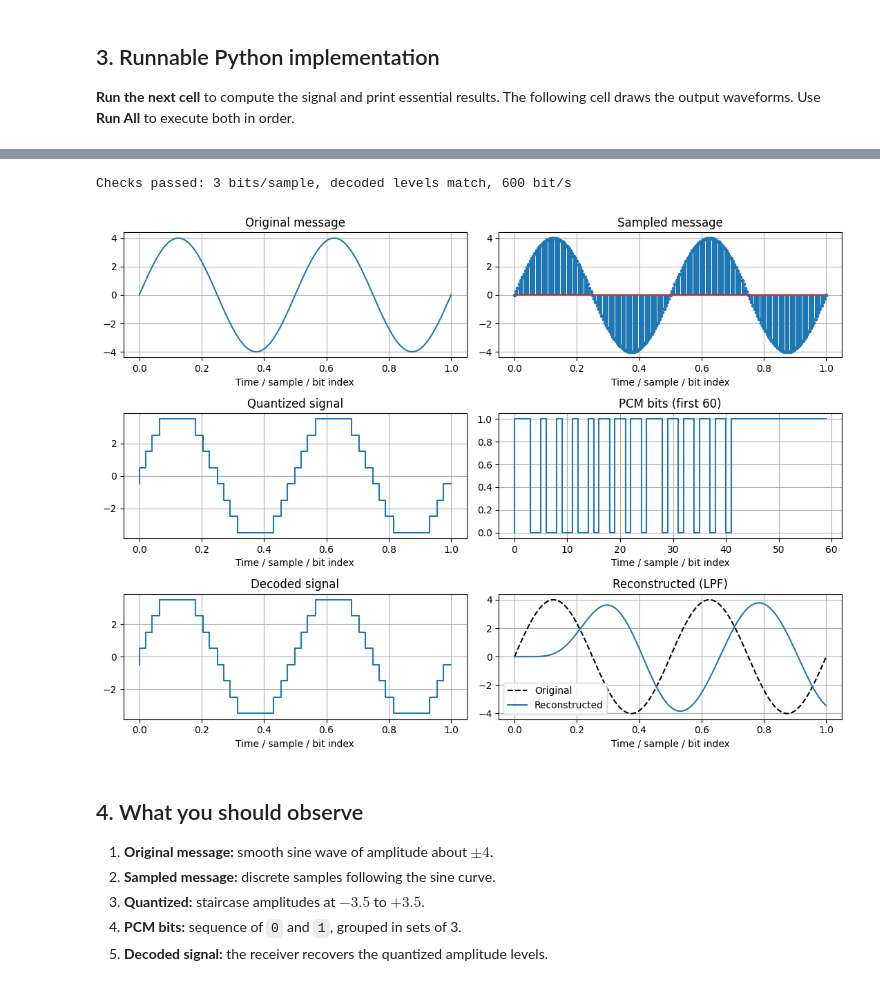
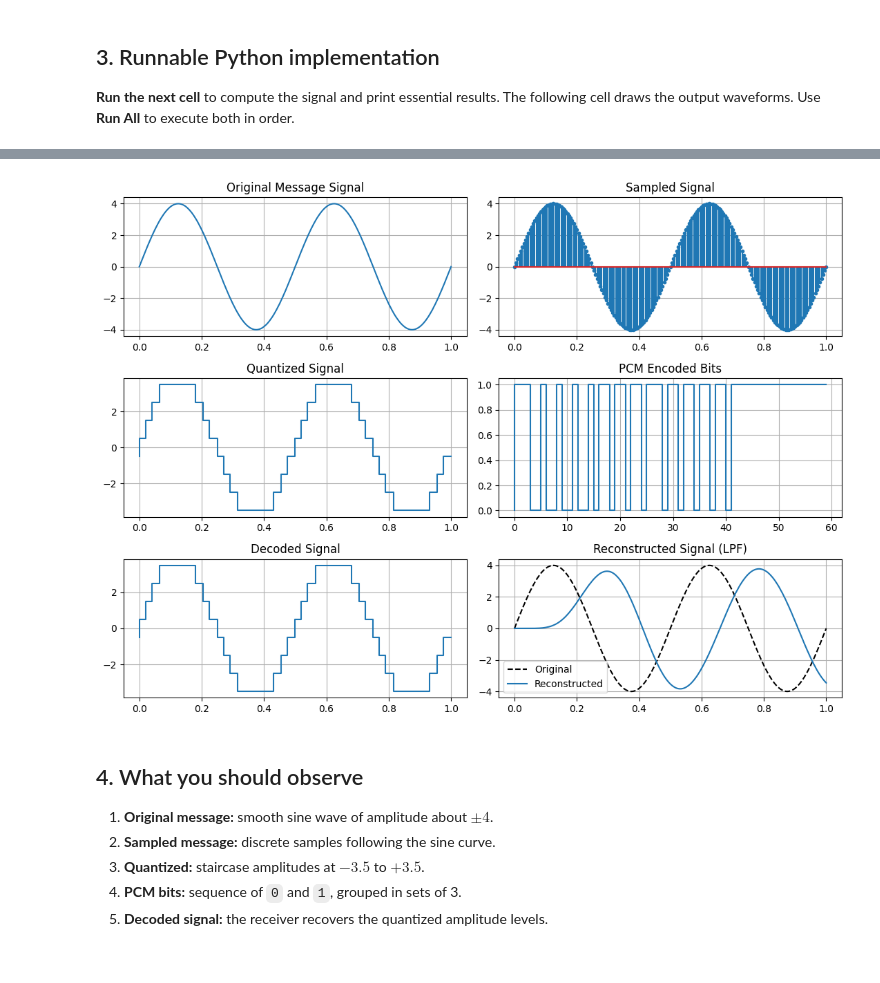
Before and after one commit to SajjadHossainSoykot/ICT-4206-Telecommunication-Laboratory, a Jupyter notebook: Python/Exp1_PCM.ipynb, the cells around one changed output, grey strips where cells are left out. Saved outputs shown, nothing was run; the diff lists cells and outputs as text; code cells hidden in the pictures.

Commit message:
refactor: clean up PCM code and output messages in Jupyter notebook and script

```diff
--- a/Python/Exp1_PCM.ipynb
+++ b/Python/Exp1_PCM.ipynb
@@ -105,25 +118,35 @@ Quantization MSE: 0.1005
-# %%
-assert words.shape == (len(t), 3)
-assert np.array_equal(decoded, quantized)
-assert 3*fs == 600
-print('Checks passed: 3 bits/sample, decoded levels match, 600 bit/s')
-# %% [output]
-Checks passed: 3 bits/sample, decoded levels match, 600 bit/s
 # %%
+# 7. Plot All Waveforms
 fig, ax = plt.subplots(3, 2, figsize=(11, 8))
-ax[0, 0].plot(t, x); ax[0, 0].set_title('Original message')
-ax[0, 1].stem(t, x, markerfmt='.'); ax[0, 1].set_title('Sampled message')
-ax[1, 0].step(t, quantized); ax[1, 0].set_title('Quantized signal')
-ax[1, 1].step(np.arange(60), bits[:60]); ax[1, 1].set_title('PCM bits (first 60)')
-ax[2, 0].step(t, decoded); ax[2, 0].set_title('Decoded signal')
-ax[2, 1].plot(t, x, 'k--', label='Original')
-ax[2, 1].plot(t, reconstructed, label='Reconstructed')
-ax[2, 1].legend(); ax[2, 1].set_title('Reconstructed (LPF)')
-for a in ax.flat: a.grid(True); a.set_xlabel('Time / sample / bit index')
-fig.tight_layout()
+
+ax[0, 0].plot(t, x)
+ax[0, 0].set_title("Original Message Signal")
+
+ax[0, 1].stem(t, x, markerfmt='.')
+ax[0, 1].set_title("Sampled Signal")
+
+ax[1, 0].step(t, xq)
+ax[1, 0].set_title("Quantized Signal")
+
+ax[1, 1].step(range(60), bits[:60])
+ax[1, 1].set_title("PCM Encoded Bits")
+
+ax[2, 0].step(t, decoded)
+ax[2, 0].set_title("Decoded Signal")
+
+ax[2, 1].plot(t, x, 'k--', label="Original")
+ax[2, 1].plot(t, reconstructed, label="Reconstructed")
+ax[2, 1].legend()
+ax[2, 1].set_title("Reconstructed Signal (LPF)")
+
+# 8. Graph Formatting
+for axis in ax.flat:
+    axis.grid(True)
+
+plt.tight_layout()
 plt.show()
 # %% [output]
-[figure, old version]
+[figure, new version]
 # %% [markdown]
 ## 4. What you should observe
 
```
Also changed, not shown: parts of 1 cell of this notebook, 1 other file.
